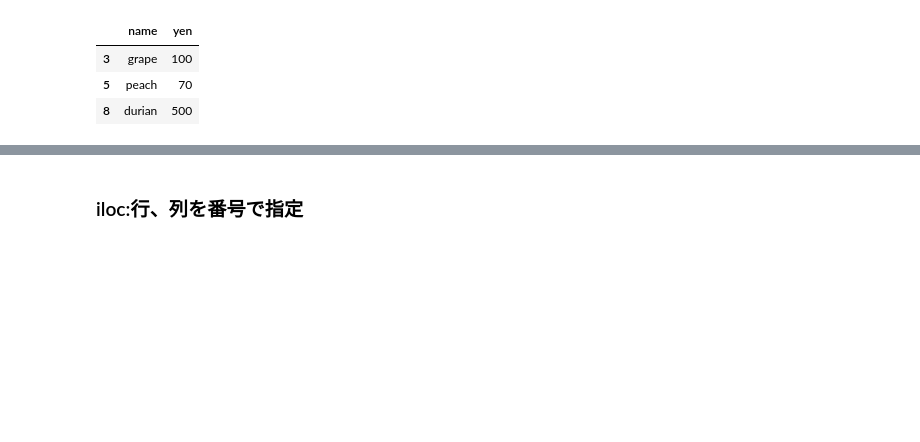
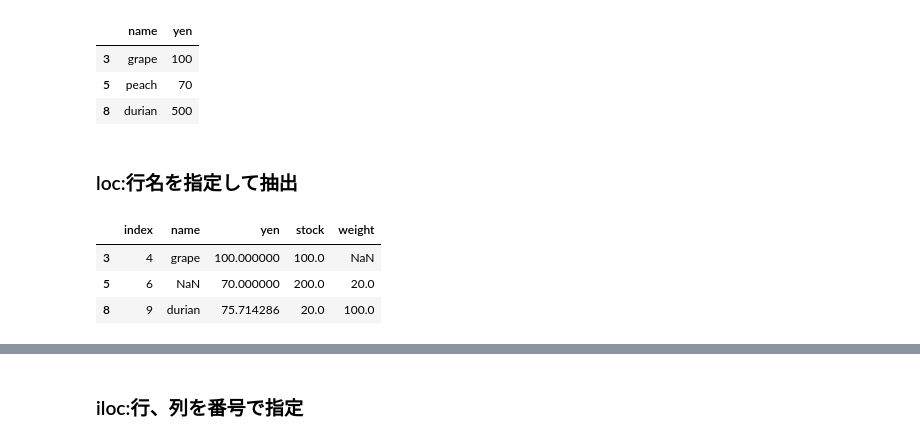
Before and after one commit to WAT36/python, a Jupyter notebook: cheatsheet/pandas.ipynb, the cells around one changed output, grey strips where cells are left out. Saved outputs shown, nothing was run; the diff lists cells and outputs as text; code cells hidden in the pictures; blank space fills up the shorter version.

Commit message:
pandas：指定した行、列を抽出

```diff
--- a/cheatsheet/pandas.ipynb
+++ b/cheatsheet/pandas.ipynb
@@ -225,3 +225,13 @@ df.loc[[3,5,8],['name','yen']]
 | 3 | grape | 100 |
 | 5 | peach | 70 |
 | 8 | durian | 500 |
+# %% [markdown]
+### loc:行名を指定して抽出
+# %%
+#指定した行を抽出：locで列を":"にする
+df.loc[[3,5,8],:]
+# %% [output]
+|  | index | name | yen | stock | weight |
+| 3 | 4 | grape | 100.000000 | 100.0 | NaN |
+| 5 | 6 | NaN | 70.000000 | 200.0 | 20.0 |
+| 8 | 9 | durian | 75.714286 | 20.0 | 100.0 |
```
Also changed, not shown: parts of 2 cells of this notebook.
